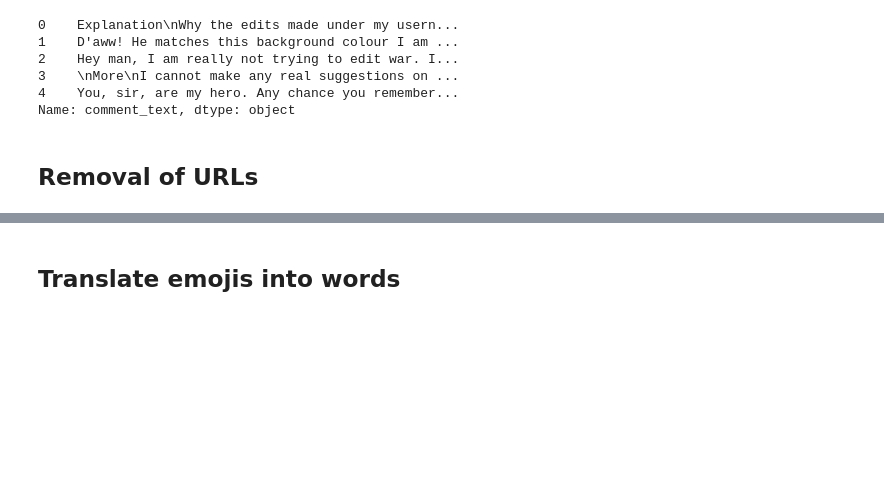
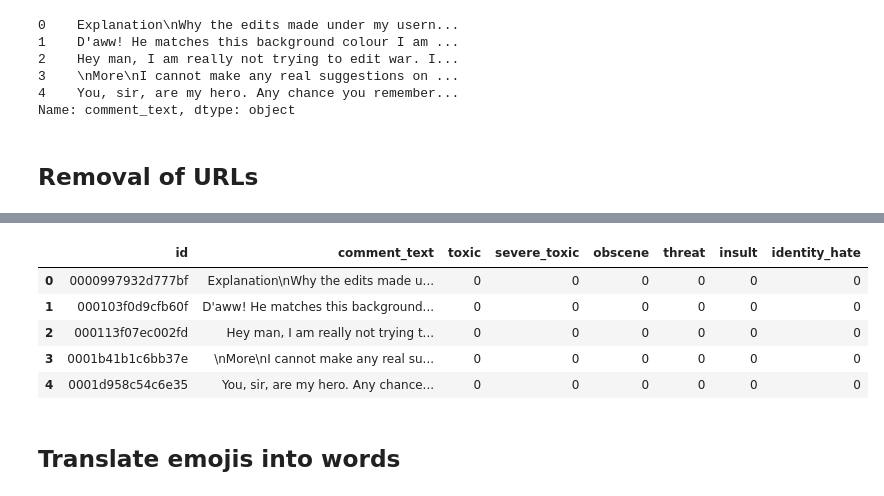
Before and after one commit to Sofisalda1/detoxifying-my-social-media, a Jupyter notebook: notebooks/preprocessing_kat.ipynb, the cells around one changed output, grey strips where cells are left out. Drawn from its saved outputs; the diff is of its cells as text; code cells hidden in the pictures; blank space fills up the shorter version.

```diff
--- a/notebooks/preprocessing_kat.ipynb
+++ b/notebooks/preprocessing_kat.ipynb
@@ -98,31 +103,3 @@ df_wikipedia['comment_text'].head()
 Name: comment_text, dtype: object
 # %% [markdown]
 ## Removal of URLs
-# %%
-!pip install regex
-def process_URLs(string):
-    '''
-    replace all URLs in the tweet text
-    '''
-    UrlStart1 = regex_or('https?://', r'www\.')
-    CommonTLDs = regex_or( 'com','co\\.uk','org','net','info','ca','biz',
-                                'info','edu','in','au')
-    UrlStart2 = r'[a-z0-9\.-]+?' + r'\.' + CommonTLDs + pos_lookahead(r'[/ \W\b]')
-
-    # * not + for case of: "go to bla.com." -- don't want period UrlBody = r'[^ \t\r\n<>]*?'
-    UrlExtraCrapBeforeEnd = '%s+?' % regex_or(PunctChars, Entity)
-    UrlEnd = regex_or( r'\.\.+', r'[<>]', r'\s', '$')
-    Url = (optional(r'\b') +
-                regex_or(UrlStart1, UrlStart2) +
-                UrlBody +
-    pos_lookahead( optional(UrlExtraCrapBeforeEnd) + UrlEnd))
-
-    Url_RE = re.compile("(%s)" % Url, re.U|re.I)
-    string = re.sub(Url_RE, " constant_url ", string)
-
-    # fix to handle unicodes in URL
-    URL_regex2 = r'\b(htt)[p\:\/]*([\\x\\u][a-z0-9]*)*'
-    string = re.sub(URL_regex2, " constant_url ", string)
-    return string
-
-process_URLs("strinHey man, I am reallg www.facebook.com")
@@ -132,2 +106,18 @@ NameError: name 'regex_or' is not defined
+# %%
+def process_URLs_individual(text):
+    text = re.sub(r'http\S+', '', text)
+    text = re.sub(r'www\S+', '', text)
+    return text
+def process_URLs(panda_text_column):
+    return panda_text_column.apply(lambda x: process_URLs_individual(x))
+df_wikipedia['comment_text'] = process_URLs(df_wikipedia['comment_text'])
+df_wikipedia.head()
+# %% [output]
+|  | id | comment_text | toxic | severe_toxic | obscene | threat | insult | identity_hate |
+| 0 | 0000997932d777bf | Explanation\nWhy the edits made u... | 0 | 0 | 0 | 0 | 0 | 0 |
+| 1 | 000103f0d9cfb60f | D'aww! He matches this background... | 0 | 0 | 0 | 0 | 0 | 0 |
+| 2 | 000113f07ec002fd | Hey man, I am really not trying t... | 0 | 0 | 0 | 0 | 0 | 0 |
+| 3 | 0001b41b1c6bb37e | \nMore\nI cannot make any real su... | 0 | 0 | 0 | 0 | 0 | 0 |
+| 4 | 0001d958c54c6e35 | You, sir, are my hero. Any chance... | 0 | 0 | 0 | 0 | 0 | 0 |
 # %% [markdown]
 ## Translate emojis into words
```
Also changed, not shown: parts of 7 cells of this notebook.
